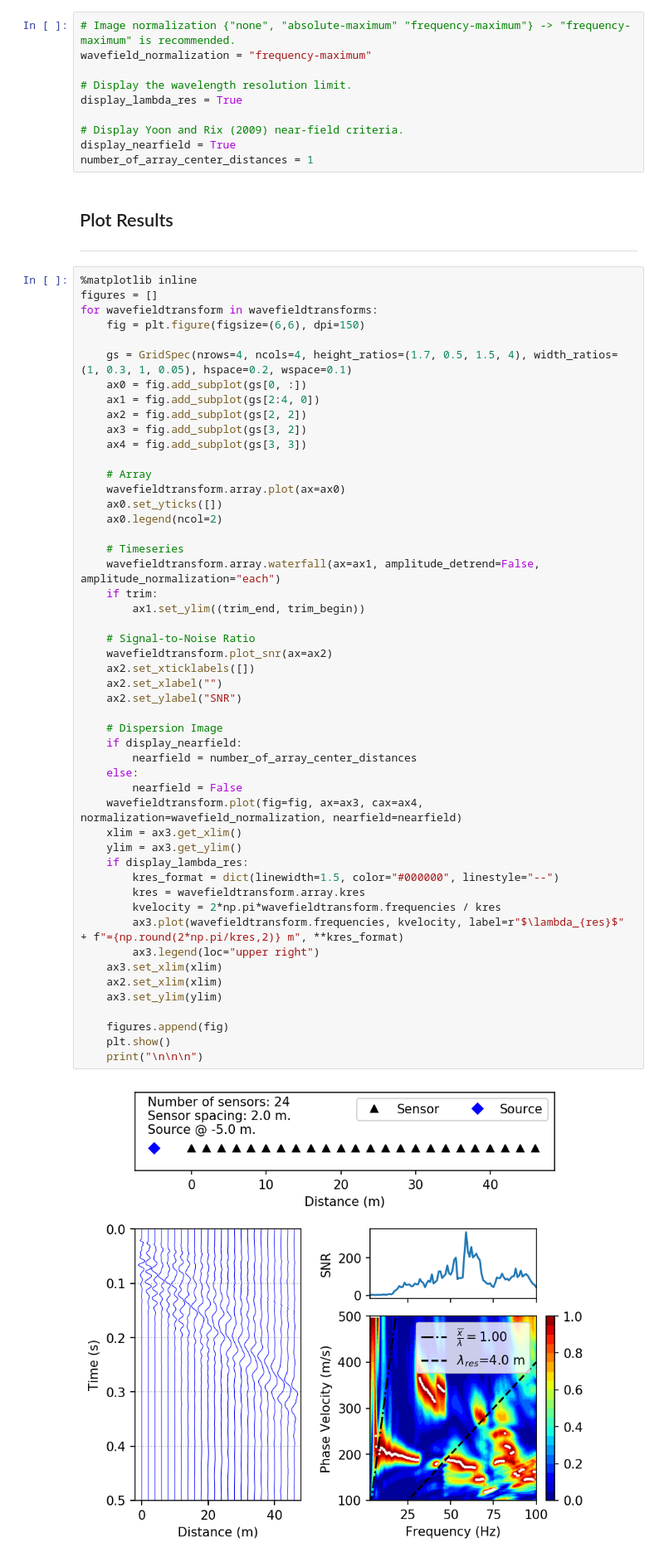
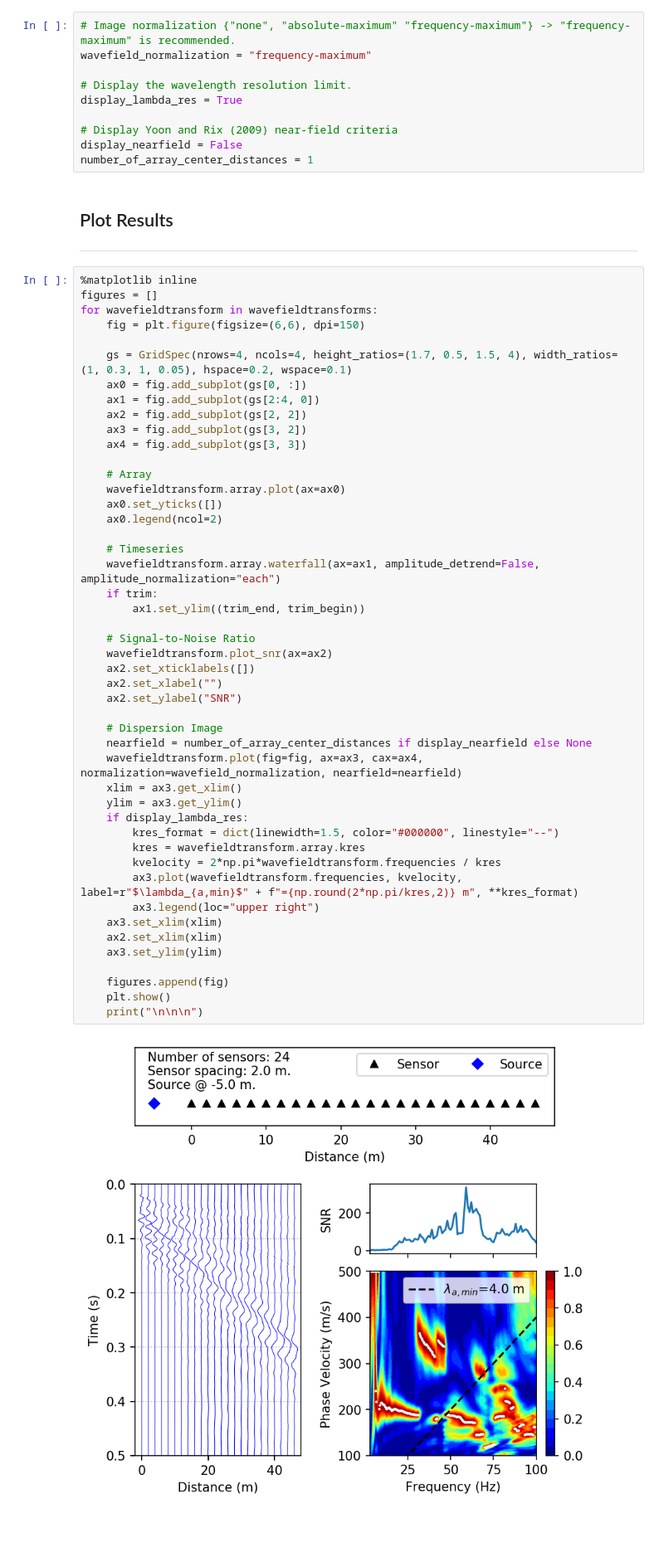
Before and after one commit to jpvantassel/swprocess, a Jupyter notebook: examples/masw/masw.ipynb, the cells around one changed output. Shown at 83% size. Drawn from its saved outputs; the diff is of its cells as text; blank space fills up the shorter version.

```diff
--- a/examples/masw/masw.ipynb
+++ b/examples/masw/masw.ipynb
@@ -187,8 +187,8 @@ wavefield_normalization = "frequency-maximum"
 # Display the wavelength resolution limit.
 display_lambda_res = True
 
-# Display Yoon and Rix (2009) near-field criteria.
-display_nearfield = True
+# Display Yoon and Rix (2009) near-field criteria
+display_nearfield = False
 number_of_array_center_distances = 1
 # %% [markdown]
 ## Plot Results
@@ -212,36 +212,33 @@ for wavefieldtransform in wavefieldtransforms:
     ax0.legend(ncol=2)
 
     # Timeseries
     wavefieldtransform.array.waterfall(ax=ax1, amplitude_detrend=False, amplitude_normalization="each")
     if trim:
         ax1.set_ylim((trim_end, trim_begin))
 
     # Signal-to-Noise Ratio
     wavefieldtransform.plot_snr(ax=ax2)
     ax2.set_xticklabels([])
     ax2.set_xlabel("")
     ax2.set_ylabel("SNR")
 
     # Dispersion Image
-    if display_nearfield:
-        nearfield = number_of_array_center_distances
-    else:
-        nearfield = False
+    nearfield = number_of_array_center_distances if display_nearfield else None
     wavefieldtransform.plot(fig=fig, ax=ax3, cax=ax4, normalization=wavefield_normalization, nearfield=nearfield)
     xlim = ax3.get_xlim()
     ylim = ax3.get_ylim()
     if display_lambda_res:
         kres_format = dict(linewidth=1.5, color="#000000", linestyle="--")
         kres = wavefieldtransform.array.kres
         kvelocity = 2*np.pi*wavefieldtransform.frequencies / kres
-        ax3.plot(wavefieldtransform.frequencies, kvelocity, label=r"$\lambda_{res}$" + f"={np.round(2*np.pi/kres,2)} m", **kres_format)
+        ax3.plot(wavefieldtransform.frequencies, kvelocity, label=r"$\lambda_{a,min}$" + f"={np.round(2*np.pi/kres,2)} m", **kres_format)
         ax3.legend(loc="upper right")
     ax3.set_xlim(xlim)
     ax2.set_xlim(xlim)
     ax3.set_ylim(ylim)
 
     figures.append(fig)
     plt.show()
     print("\n\n\n")
 # %% [output]
-[figure, old version]
+[figure, new version]
```
Also changed, not shown: parts of 3 cells of this notebook, 5 other files.
